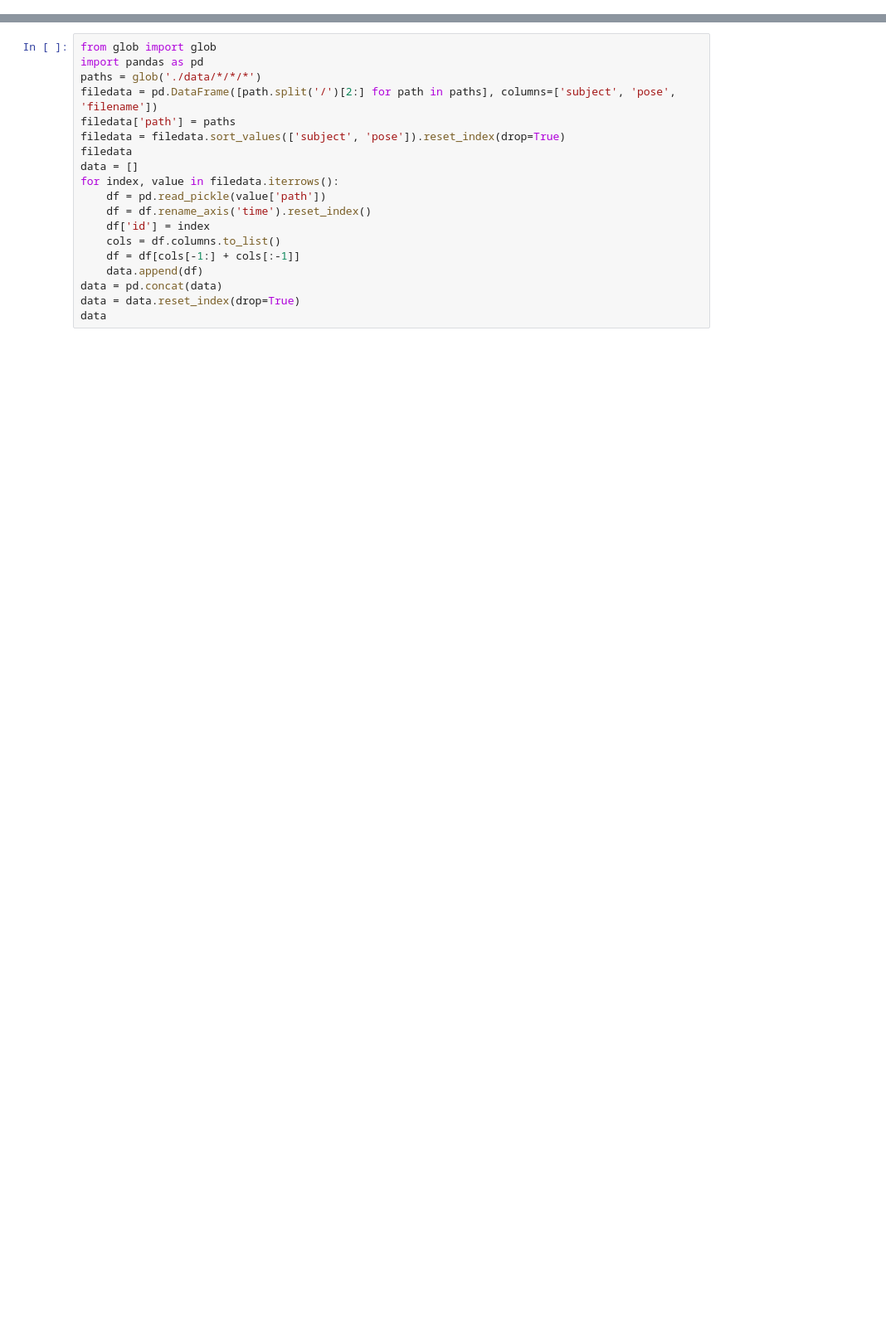
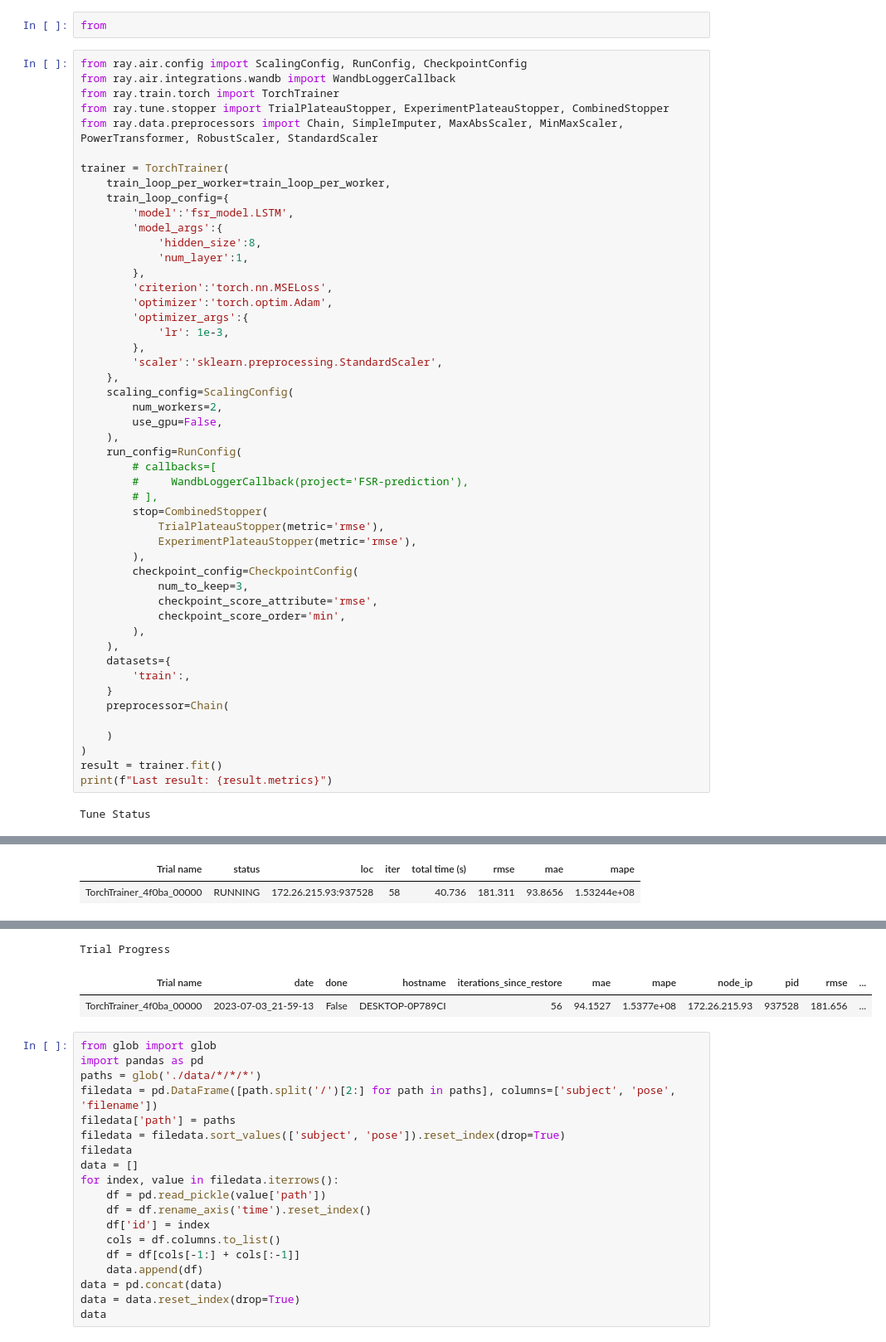
Before and after one commit to seokjin1013/FSR-prediction, a Jupyter notebook: ray_process.ipynb, the cells around one changed output, grey strips where cells are left out. Shown: that part at 83% size. Cells and saved outputs as stored; diff of their text form; blank space fills up the shorter version.

```diff
--- a/ray_process.ipynb
+++ b/ray_process.ipynb
@@ -0,0 +80,53 @@
+# %%
+from
+# %%
+from ray.air.config import ScalingConfig, RunConfig, CheckpointConfig
+from ray.air.integrations.wandb import WandbLoggerCallback
+from ray.train.torch import TorchTrainer
+from ray.tune.stopper import TrialPlateauStopper, ExperimentPlateauStopper, CombinedStopper
+from ray.data.preprocessors import Chain, SimpleImputer, MaxAbsScaler, MinMaxScaler, PowerTransformer, RobustScaler, StandardScaler
+
+trainer = TorchTrainer(
+    train_loop_per_worker=train_loop_per_worker,
+    train_loop_config={
+        'model':'fsr_model.LSTM',
+        'model_args':{
+            'hidden_size':8,
+            'num_layer':1,
+        },
+        'criterion':'torch.nn.MSELoss',
+        'optimizer':'torch.optim.Adam',
+        'optimizer_args':{
+            'lr': 1e-3,
+        },
+        'scaler':'sklearn.preprocessing.StandardScaler',
+    },
+    scaling_config=ScalingConfig(
+        num_workers=2,
+        use_gpu=False,
+    ),
+    run_config=RunConfig(
+        # callbacks=[
+        #     WandbLoggerCallback(project='FSR-prediction'),
+        # ],
+        stop=CombinedStopper(
+            TrialPlateauStopper(metric='rmse'),
+            ExperimentPlateauStopper(metric='rmse'),
+        ),
+        checkpoint_config=CheckpointConfig(
+            num_to_keep=3,
+            checkpoint_score_attribute='rmse',
+            checkpoint_score_order='min',
+        ),
+    ),
+    datasets={
+        'train':,
+    }
+    preprocessor=Chain(
+
+    )
+)
+result = trainer.fit()
+print(f"Last result: {result.metrics}")
+# %% [output]
+Tune Status
@@ -0,0 +140,2 @@
+| Trial name | status | loc | iter | total time (s) | rmse | mae | mape |
+| TorchTrainer_4f0ba_00000 | RUNNING | 172.26.215.93:937528 | 58 | 40.736 | 181.311 | 93.8656 | 1.53244e+08 |
@@ -1,3 +146,6 @@
+Trial Progress
+| Trial name | date | done | hostname | iterations_since_restore | mae | mape | node_ip | pid | rmse | ... |
+| TorchTrainer_4f0ba_00000 | 2023-07-03_21-59-13 | False | DESKTOP-0P789CI | 56 | 94.1527 | 1.5377e+08 | 172.26.215.93 | 937528 | 181.656 | ... |
 # %%
 from glob import glob
 import pandas as pd
```
Also changed, not shown: parts of 2 cells of this notebook, 13 other files.
